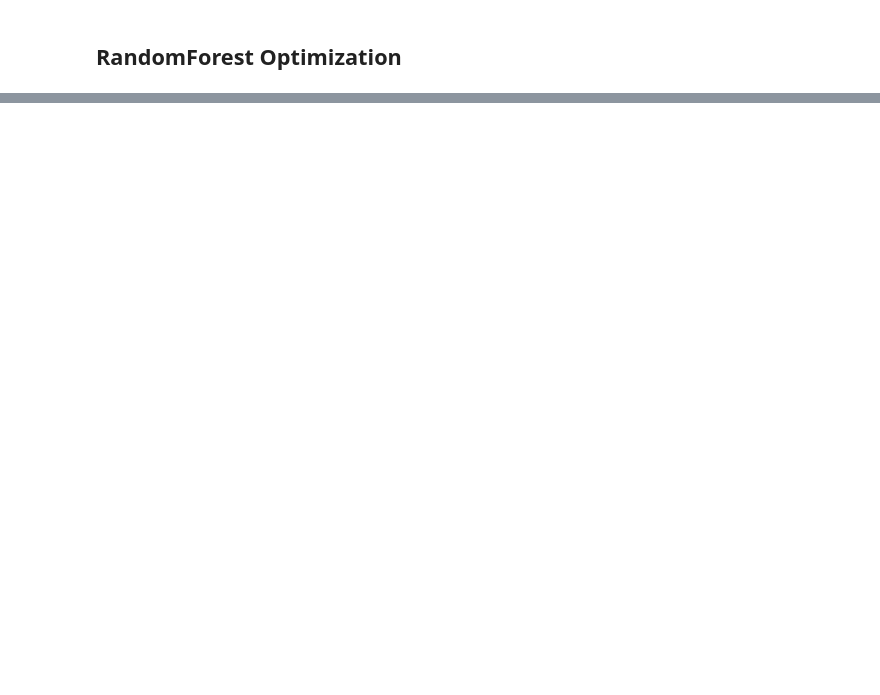
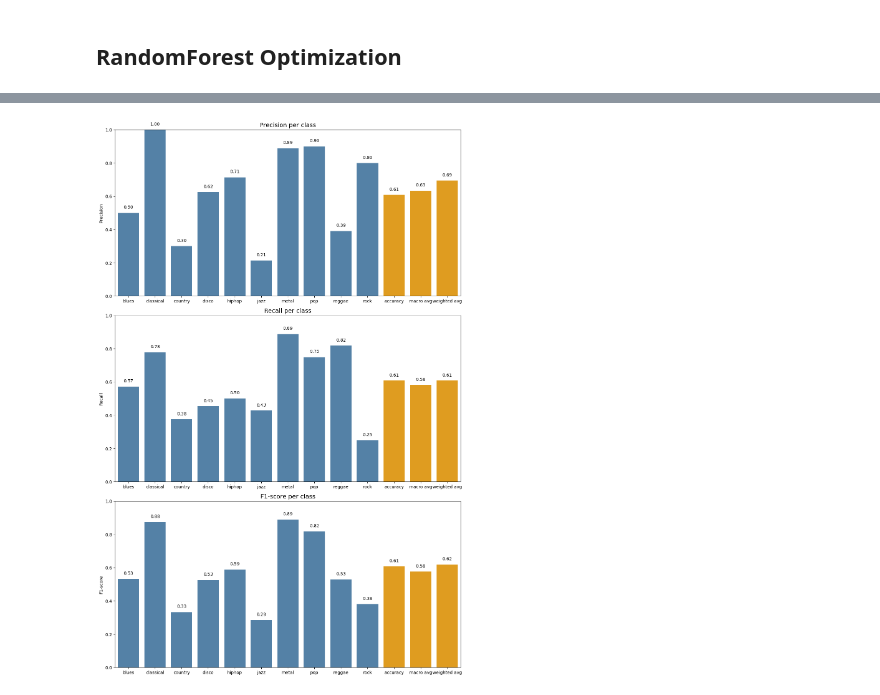
Before and after one commit to MicheleMeazzini/Songs-Genre-Classifier, a Jupyter notebook: notebooks/project.ipynb, the cells around one changed output, grey strips where cells are left out. Cells and saved outputs as stored; diff of their text form; code cells hidden in the pictures; blank space fills up the shorter version.

```diff
--- a/notebooks/project.ipynb
+++ b/notebooks/project.ipynb
@@ -586,43 +769,41 @@ print("\nClassification Report:\n", classification_report(y_test, y_pred))
 # %%
-classification_report = classification_report(y_test, y_pred)
-classes = [cls for cls in classification_report.keys() if cls not in ('accuracy', 'macro avg', 'weighted avg')]
+report_df = pd.read_csv("../df/rf_classification_report.csv", index_col=0)
 
-precision_per_class = []
-f1_per_class = []
-recall_per_class = []
+# Identify aggregate rows
+agg_rows = ["accuracy", "macro avg", "weighted avg"]
+report_df["is_aggregate"] = report_df.index.isin(agg_rows)
 
-for cls in classes:
-    metrics = classification_report[cls]
-    precision_per_class.append(metrics['precision'])
-    f1_per_class.append(metrics['f1-score'])
-    recall_per_class.append(metrics['recall'])
+# Metrics to plot
+metrics = ["precision", "recall", "f1-score"]
+plt.figure(figsize=(12, 18))
 
-x = np.arange(len(classes))
-width = 0.6
+for i, metric in enumerate(metrics, 1):
+    plt.subplot(3, 1, i)
 
-# Precision Histogram
-plt.figure(figsize=(10, 5))
-plt.bar(x, precision_per_class, width, color='skyblue')
-plt.xticks(x, classes)
-plt.ylabel('Precision')
-plt.title('Precision')
+    # Use hue for coloring aggregate rows
+    sns.barplot(
+        x=report_df.index,
+        y=report_df[metric],
+        hue=report_df["is_aggregate"],
+        palette={False: "steelblue", True: "orange"},
+        dodge=False,
+        legend=False
+    )
+
+    plt.title(f"{metric.capitalize()} per class", fontsize=14)
+    plt.ylim(0, 1)
+
+    # Annotate values on top of bars
+    for idx, val in enumerate(report_df[metric]):
+        plt.text(idx, val + 0.02, f"{val:.2f}", ha='center', va='bottom', fontsize=10)
+
+    plt.xlabel("")
+    plt.ylabel(metric.capitalize())
+
+plt.tight_layout()
 plt.show()
-
-# F1-score Histogram
-plt.figure(figsize=(10, 5))
-plt.bar(x, f1_per_class, width, color='lightgreen')
-plt.xticks(x, classes)
-plt.ylabel('F1-score')
-plt.title('F1-score')
-plt.show()
-
-# Recall Histogram
-plt.figure(figsize=(10, 5))
-plt.bar(x, recall_per_class, width, color='salmon')
-plt.xticks(x, classes)
-plt.ylabel('Recall')
-plt.title('Recall')
-plt.show()
+# %% [output]
+[figure, added]
 # %%
 cm = confusion_matrix(y_test, y_pred)
 cm_lower = np.tril(cm)
```
Also changed, not shown: parts of 30 cells of this notebook, 7 other files.
